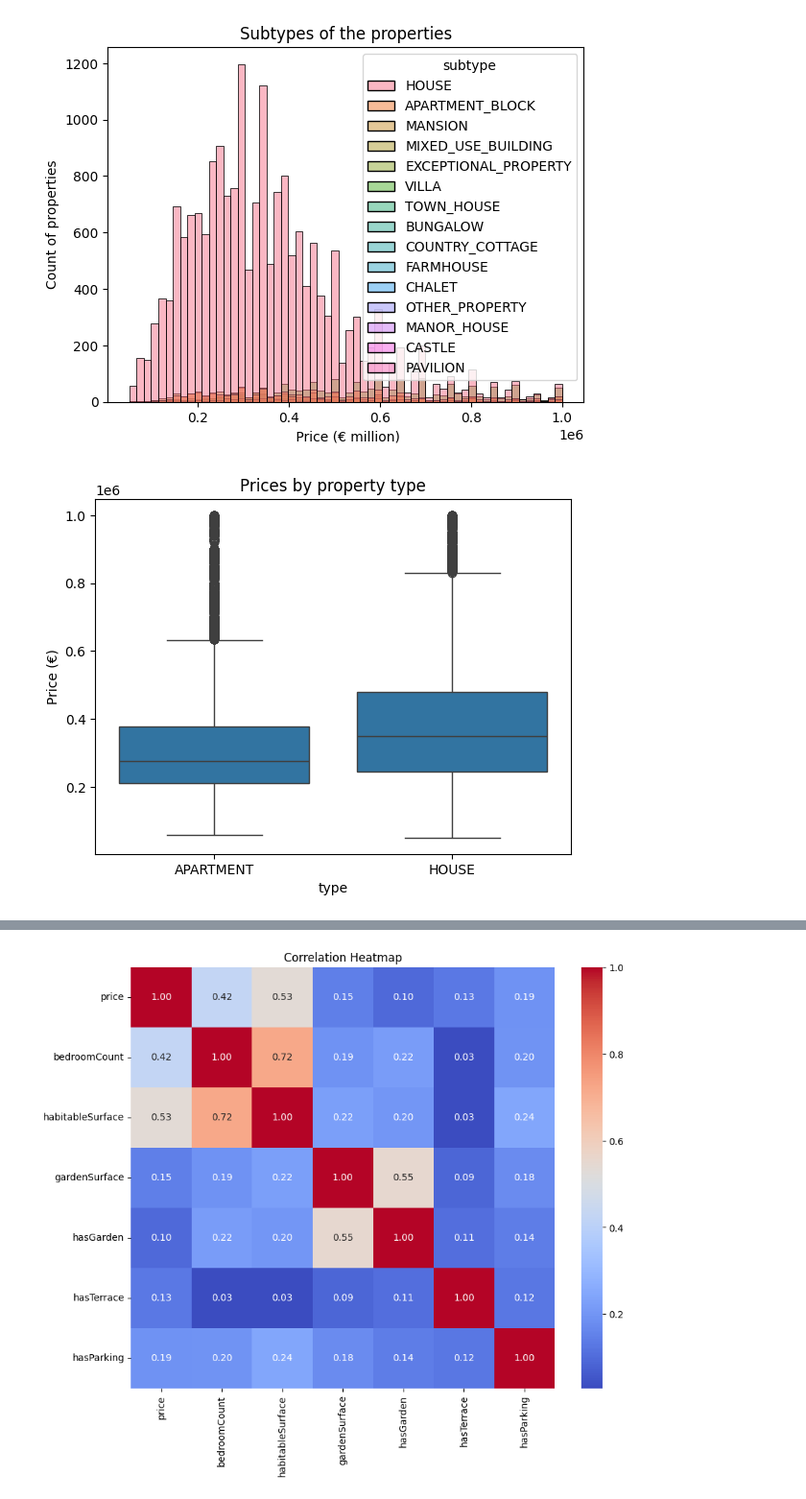
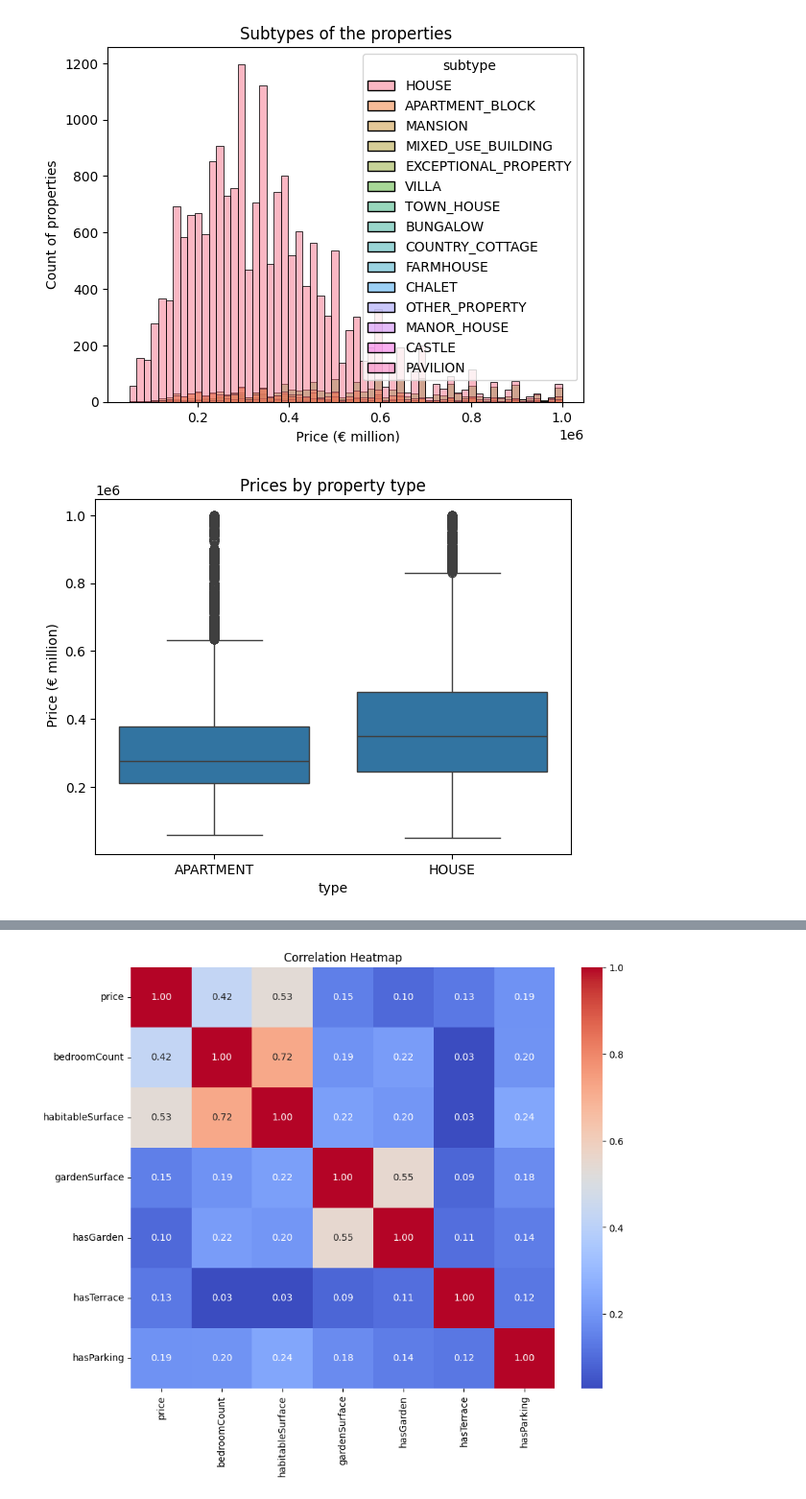
Before and after one commit to fhaulot/Immo-Eliza-data-analysis, a Jupyter notebook: final_visuals_notebook.ipynb, the cells around one changed output, grey strips where cells are left out. Shown: that part at 96% size. Cells and saved outputs as stored; diff of their text form; code cells hidden in the pictures.

```diff
--- a/final_visuals_notebook.ipynb
+++ b/final_visuals_notebook.ipynb
@@ -153,14 +153,14 @@ plt.show()
 # %%
 # Prices by property type
 def show_boxplot(df):
     sns.boxplot(data=df, x='type', y="price")
     plt.title("Prices by property type")
-    plt.ylabel("Price (€)")
+    plt.ylabel(" Price (€ million)")
     plt.show()
 
 show_boxplot(df)
 # %% [output]
-[figure, old version]
+[figure, new version]
 # %%
 # Price Distribution
 def show_price_distribution( df):
```
Also changed, not shown: parts of 5 cells of this notebook, 1 other file.
